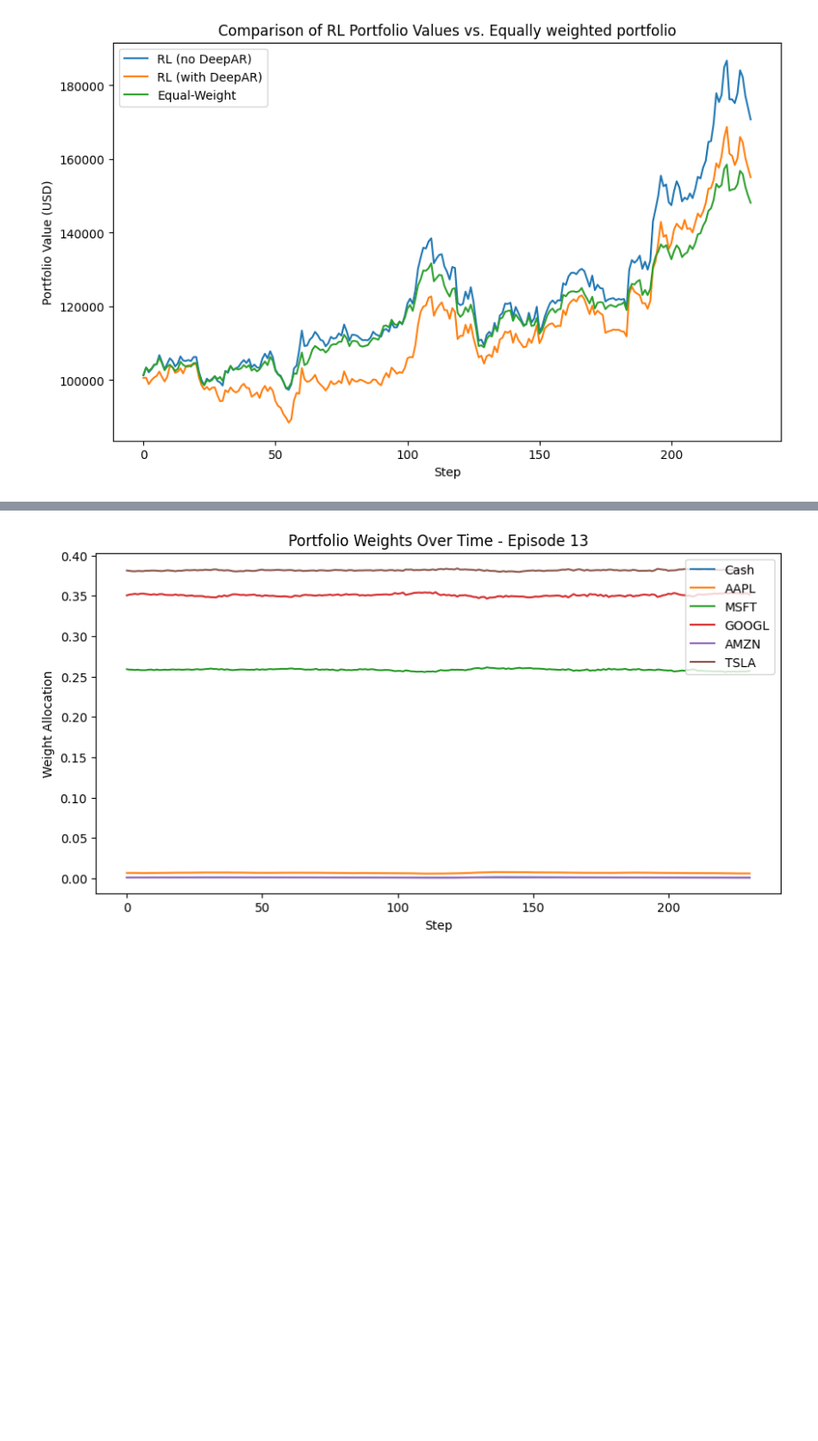
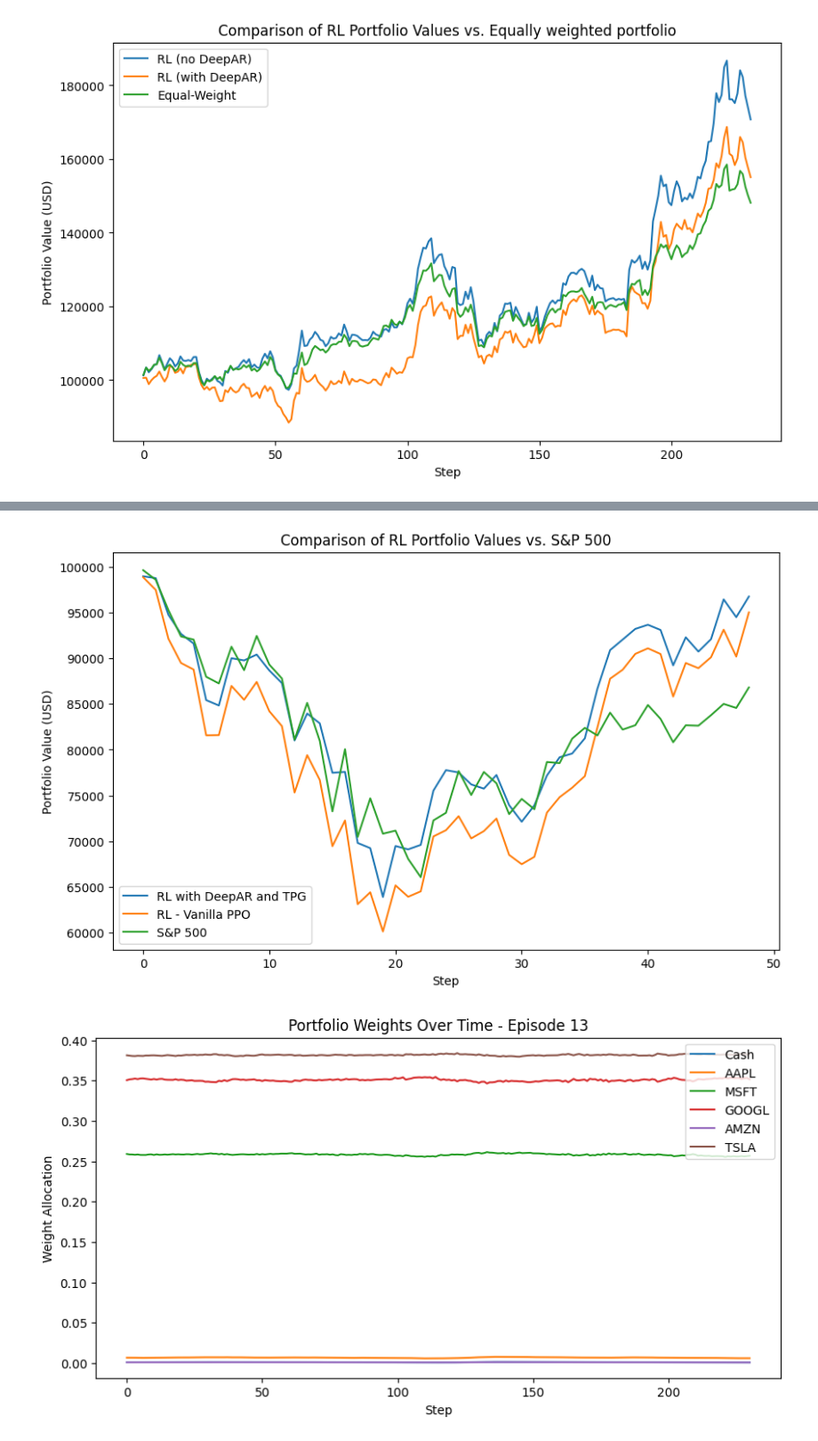
Before and after one commit to WAT-ai/RL-Stock-Portfolio, a Jupyter notebook: analysis.ipynb, the cells around one changed output, grey strips where cells are left out. Shown at 89% size. Saved outputs shown, nothing was run; the diff lists cells and outputs as text; code cells hidden in the pictures; blank space fills up the shorter version.

```diff
--- a/analysis.ipynb
+++ b/analysis.ipynb
@@ -381,0 +479,98 @@ if __name__ == "__main__":
+# %%
+import pandas as pd
+import numpy as np
+import matplotlib.pyplot as plt
+import yfinance as yf
+
+def backtest_equal_weight_portfolio(tickers, start_date, end_date, initial_investment=100000, skip_days=20):
+    """
+    Downloads price data from Yahoo Finance for the given tickers and date range,
+    then skips the first `skip_days` of trading (to match RL warmup).
+    Returns a DataFrame with daily portfolio value and the final value.
+    """
+    # 1) Download adjusted close prices
+    data = yf.download(tickers, start=start_date, end=end_date)['Close']
+
+    # 2) Drop rows with missing data (optional)
+    data.dropna(inplace=True)
+
+    # 3) Skip the first `skip_days` to align with RL’s warmup period
+    data = data.iloc[skip_days:].copy()
+
+    # 4) Calculate daily returns
+    daily_returns = data.pct_change().dropna()
+
+    # 5) Calculate equal-weighted portfolio daily returns
+    weights = np.array([1.0 / len(tickers)] * len(tickers))
+    portfolio_daily_returns = daily_returns.dot(weights)
+
+    # 6) Calculate the cumulative returns
+    cumulative_returns = (1 + portfolio_daily_returns).cumprod()
+
+    # 7) Convert those to an actual portfolio value
+    portfolio_value = initial_investment * cumulative_returns
+
+    # Build results in a DataFrame
+    results_df = pd.DataFrame({'Portfolio Value': portfolio_value})
+    final_value = portfolio_value.iloc[-1] if not portfolio_value.empty else np.nan
+
+    return results_df, final_value
+
+# ================================
+# Example: Using the backtest code for Episodes 16 and 17
+# ================================
+if __name__ == "__main__":
+    # 1) Read your RL results from CSV for episodes 16 and 17
+    df_ep16 = pd.read_csv("portfolio_values_episode_16.csv")
+    df_ep17 = pd.read_csv("portfolio_values_episode_17.csv")
+
+    # 2) Set the time period and initial investment
+    start_date = "2020-01-19"
+    end_date   = "2020-04-30"
+    initial_investment = 100000
+
+    # 3) Get Equal-Weighted Performance for selected tickers, skipping 20 trading days
+    tickers = ["AAPL", "MSFT", "GOOGL", "AMZN", "TSLA"]
+    eq_df, final_eq_val = backtest_equal_weight_portfolio(
+        tickers=tickers,
+        start_date=start_date,
+        end_date=end_date,
+        initial_investment=initial_investment,
+        skip_days=20  # skip first 20 trading days
+    )
+
+    # 4) Get S&P 500 performance (using ticker "^GSPC")
+    sp500_df, final_sp500_val = backtest_equal_weight_portfolio(
+        tickers=["^GSPC"],
+        start_date=start_date,
+        end_date=end_date,
+        initial_investment=initial_investment,
+        skip_days=20
+    )
+
+    # (Optional) Convert indices to numeric steps for plotting
+    eq_df_reset = eq_df.reset_index(drop=True)
+    eq_df_reset['step'] = eq_df_reset.index
+    eq_df_reset.rename(columns={'Portfolio Value': 'portfolio_value'}, inplace=True)
+
+    sp500_df_reset = sp500_df.reset_index(drop=True)
+    sp500_df_reset['step'] = sp500_df_reset.index
+    sp500_df_reset.rename(columns={'Portfolio Value': 'portfolio_value'}, inplace=True)
+
+    # For RL results, assume the CSV files already have a 'step' column.
+    # If not, you can similarly reset the index as done above.
+
+    # 5) Plot the comparison of RL Episode 16, RL Episode 17, Equal-Weight, and S&P 500
+    plt.figure(figsize=(10, 6))
+
+    plt.plot(df_ep16['step'], df_ep16['portfolio_value'], label='RL with DeepAR and TPG')
+    plt.plot(df_ep17['step'], df_ep17['portfolio_value'], label='RL - Vanilla PPO')
+    # plt.plot(eq_df_reset['step'], eq_df_reset['portfolio_value'], label='Equal-Weight')
+    plt.plot(sp500_df_reset['step'], sp500_df_reset['portfolio_value'], label='S&P 500')
+
+    plt.xlabel("Step")
+    plt.ylabel("Portfolio Value (USD)")
+    plt.title("Comparison of RL Portfolio Values vs. S&P 500")
+    plt.legend()
+    plt.show()
+# %% [output]
@@ -382,3 +579,4 @@ if __name__ == "__main__":
+[figure, added]
 # %%
 import pandas as pd
 import matplotlib.pyplot as plt
```
Also changed, not shown: parts of 7 cells of this notebook, 38 other files.
